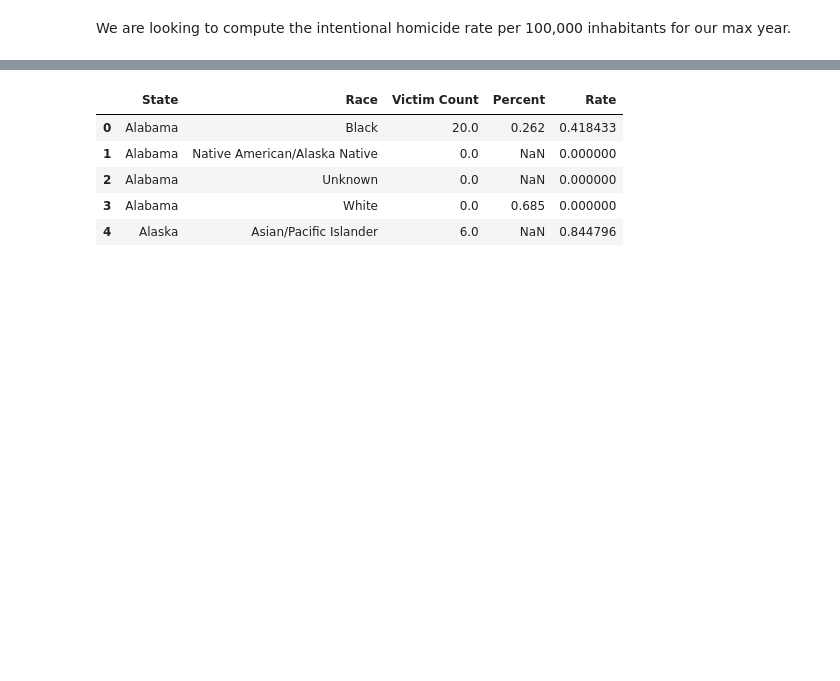
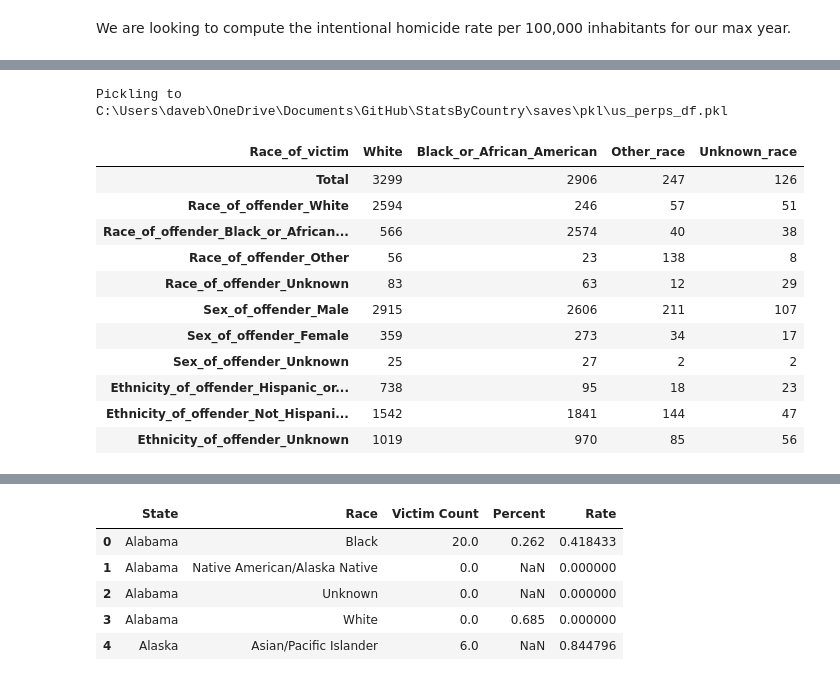
Before and after one commit to dbabbitt/StatsByCountry, a Jupyter notebook: ipynb/Homicide by Race.ipynb, the cells around one changed output, grey strips where cells are left out. Cells and saved outputs as stored; diff of their text form; code cells hidden in the pictures; blank space fills up the shorter version.

```diff
--- a/ipynb/Homicide by Race.ipynb
+++ b/ipynb/Homicide by Race.ipynb
@@ -591,0 +98,39 @@ country_pop_df.head(5).T.head(5).T
+# %%
+
+# FBI Expanded Homicide Data Table 6 Murder
+# Race, Sex, and Ethnicity of Victim by Race, Sex, and Ethnicity of Offender, 2019
+if s.pickle_exists('us_perps_df'):
+    us_perps_df = s.load_object('us_perps_df')
+else:
+    file_path = '../data/xlsx/expanded-homicide-data-table-6.xlsx'
+    import os.path as osp
+    if osp.exists(file_path):
+        import pandas as pd
+        us_perps_df = pd.read_excel(file_path)
+        columns_list = []
+        import re
+        for column_dict in us_perps_df.iloc[3:5].T.fillna(method='ffill').T.fillna(method='ffill').to_dict().values():
+            column_tuple = tuple(column_dict.values())
+            prefix = re.sub(r'\s+', '_', column_tuple[0].strip())
+            suffix = re.sub(r'\s+', '_', column_tuple[1].strip())
+            if (prefix == suffix): columns_list.append(prefix)
+            else: columns_list.append(prefix + '_' + suffix.replace('1', ''))
+        us_perps_df.columns = columns_list
+        us_perps_df = us_perps_df.iloc[5:9].set_index('Race_of_victim').apply(pd.to_numeric, errors='coerce').astype(int)
+        us_perps_df.index = us_perps_df.index.map(lambda x: re.sub(r'\s+', '_', str(x).replace('1', '').strip()))
+        s.store_objects(us_perps_df=us_perps_df)
+us_perps_df.T
+# %% [output]
+Pickling to C:\Users\daveb\OneDrive\Documents\GitHub\StatsByCountry\saves\pkl\us_perps_df.pkl
+| Race_of_victim | White | Black_or_African_American | Other_race | Unknown_race |
+| Total | 3299 | 2906 | 247 | 126 |
+| Race_of_offender_White | 2594 | 246 | 57 | 51 |
+| Race_of_offender_Black_or_African... | 566 | 2574 | 40 | 38 |
+| Race_of_offender_Other | 56 | 23 | 138 | 8 |
+| Race_of_offender_Unknown | 83 | 63 | 12 | 29 |
+| Sex_of_offender_Male | 2915 | 2606 | 211 | 107 |
+| Sex_of_offender_Female | 359 | 273 | 34 | 17 |
+| Sex_of_offender_Unknown | 25 | 27 | 2 | 2 |
+| Ethnicity_of_offender_Hispanic_or... | 738 | 95 | 18 | 23 |
+| Ethnicity_of_offender_Not_Hispani... | 1542 | 1841 | 144 | 47 |
+| Ethnicity_of_offender_Unknown | 1019 | 970 | 85 | 56 |
```
Also changed, not shown: parts of 54 cells of this notebook, 11 other files.
